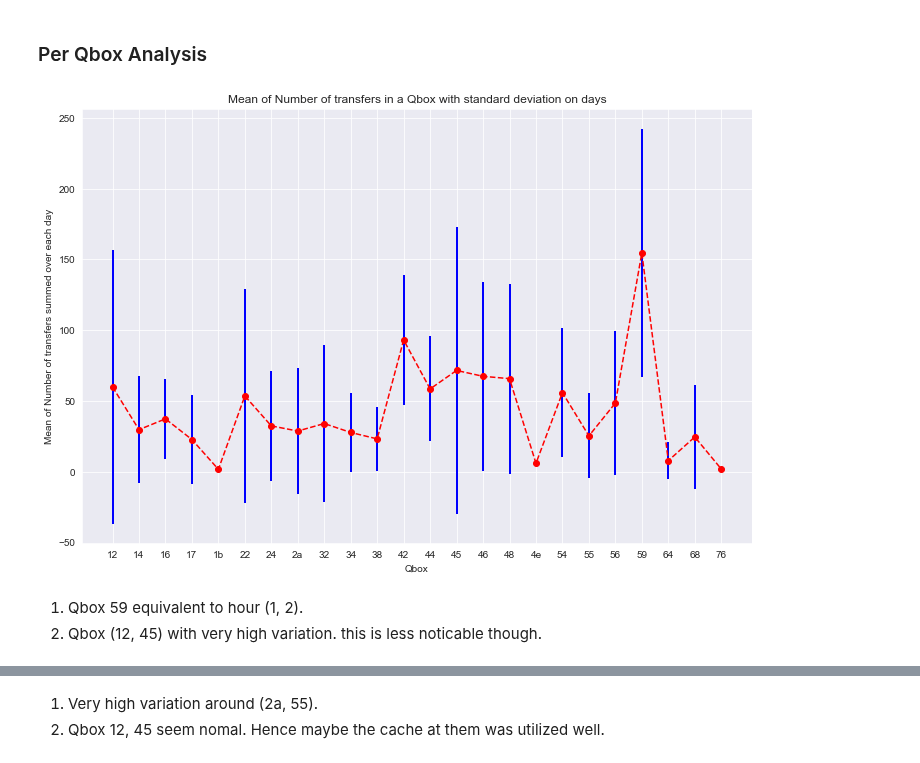
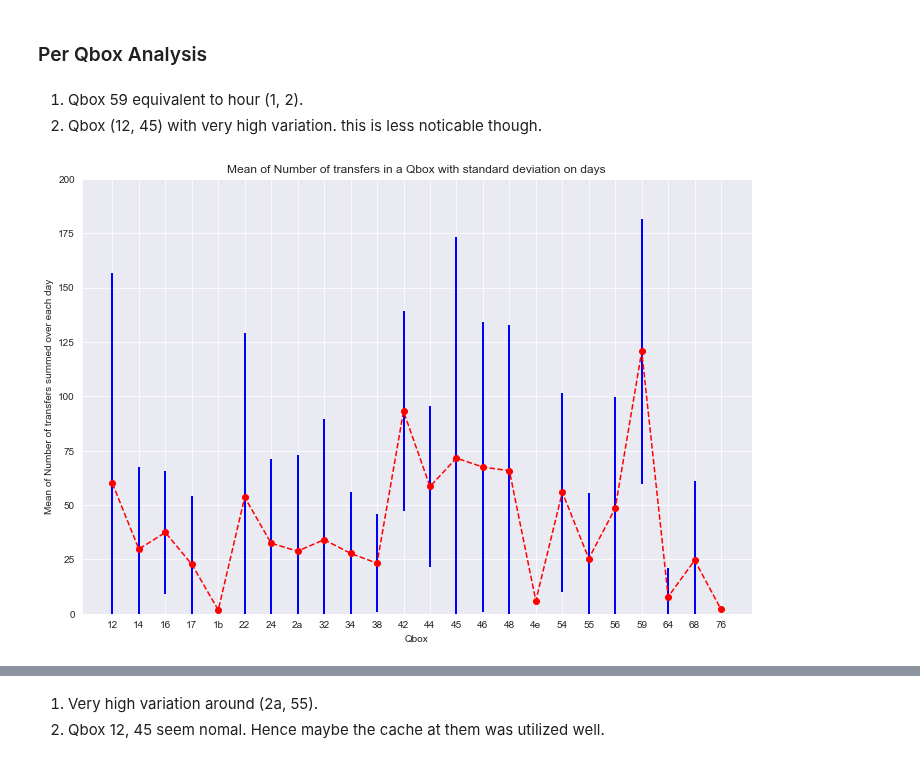
Before and after one commit to AdwaitB/greco-notes, a Jupyter notebook: infra/Analysis_full_0.ipynb, the cells around one changed output, grey strips where cells are left out. Saved outputs shown, nothing was run; the diff lists cells and outputs as text; code cells hidden in the pictures.

```diff
--- a/infra/Analysis_full_0.ipynb
+++ b/infra/Analysis_full_0.ipynb
@@ -586,16 +599,17 @@ So summing up, hour (1,2), 5, (3, 9, 17) were three interesting sets of observat
 The speeds. never throttled and were stable. Hence currently, there seems to be very less of an issue.
 # %% [markdown]
 ### Per Qbox Analysis
-# %%
-plot_groupby_with_deviation(data[1], 'transfer_history.qbox_short', 'day', 'day',
-                            "Qbox", "Mean of Number of transfers summed over each day",
-                            "Mean of Number of transfers in a Qbox with standard deviation on days",
-                            f11=lambda x: len(x))
-# %% [output]
-[figure, removed]
 # %% [markdown]
 1. Qbox 59 equivalent to hour (1, 2).
 2. Qbox (12, 45) with very high variation. this is less noticable though.
+# %%
+plot_groupby_with_deviation(data[1][data[1]['transfer_history.transfer_direction'] == 'Down'],
+                            'transfer_history.qbox_short', 'day', 'day',
+                            "Qbox", "Mean of Number of transfers summed over each day",
+                            "Mean of Number of transfers in a Qbox with standard deviation on days",
+                            f11=lambda x: len(x), yscaling=(0, 200))
+# %% [output]
+[figure, added]
 # %%
 plot_groupby_with_deviation(data[1], 'transfer_history.qbox_short', 'day', 'transfer_history.actually_transferred_size',
                            "Qbox", "Mean of Size of transfers averaged over each day(B)",
```
Also changed, not shown: parts of 13 cells of this notebook, 11 other files.
